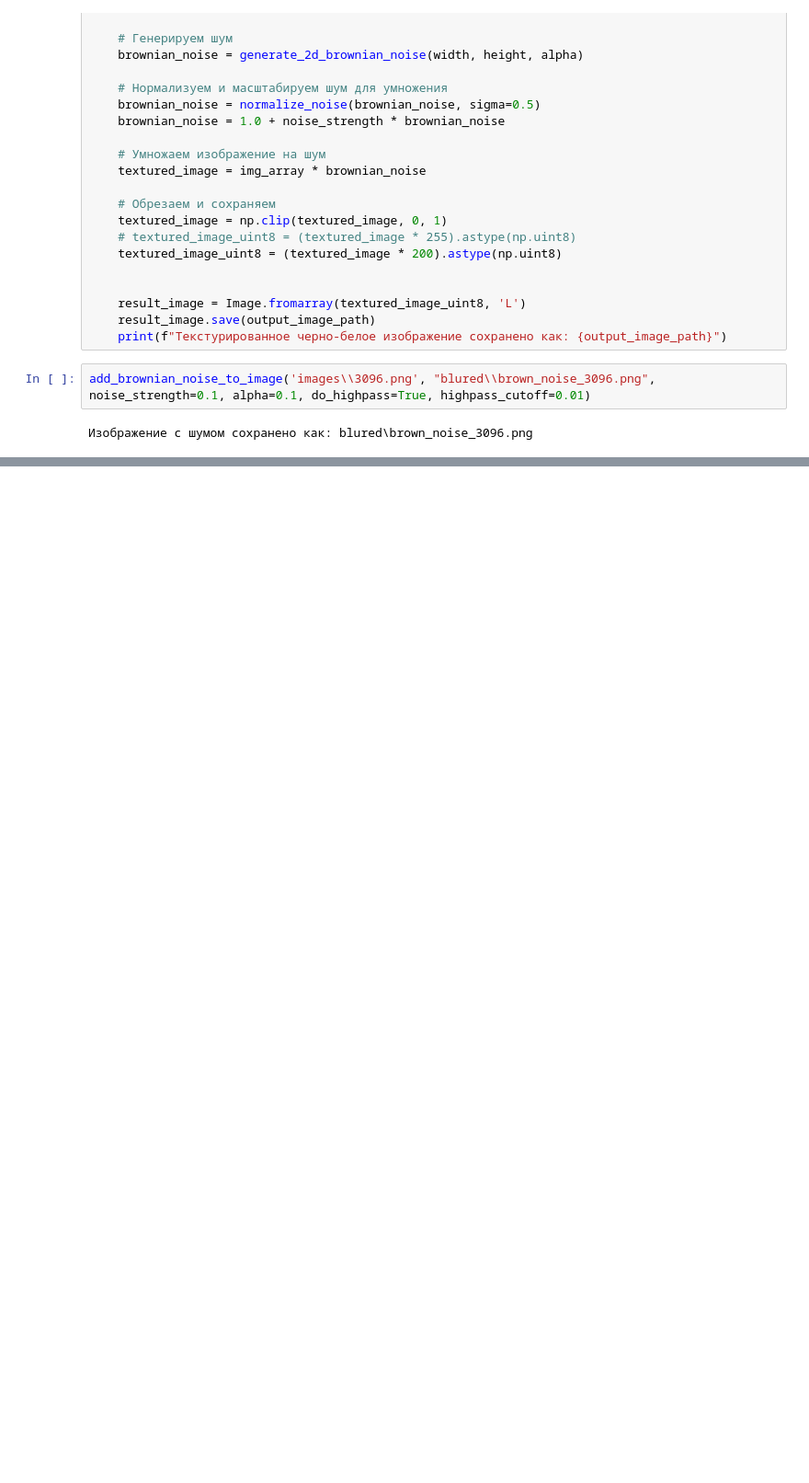
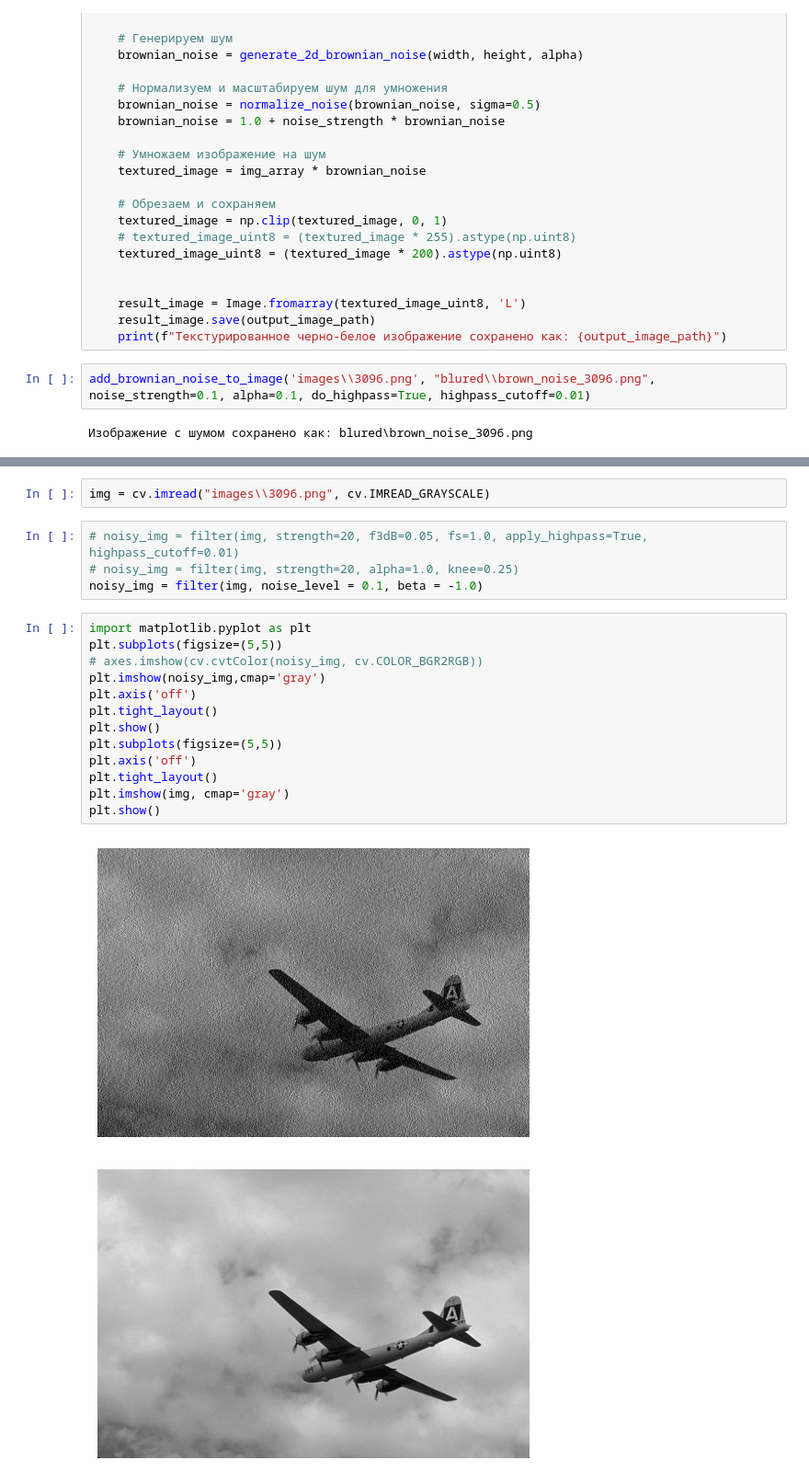
Before and after one commit to PavelYurov/blind_deconvolution, a Jupyter notebook: main_2.ipynb, the cells around one changed output, grey strips where cells are left out. Shown at 92% size. Drawn from its saved outputs; the diff is of its cells as text; blank space fills up the shorter version.

```diff
--- a/main_2.ipynb
+++ b/main_2.ipynb
@@ -626,0 +1108,22 @@ add_brownian_noise_to_image('images\\3096.png', "blured\\brown_noise_3096.png",
+# %%
+img = cv.imread("images\\3096.png", cv.IMREAD_GRAYSCALE)
+# %%
+# noisy_img = filter(img, strength=20, f3dB=0.05, fs=1.0, apply_highpass=True, highpass_cutoff=0.01)
+# noisy_img = filter(img, strength=20, alpha=1.0, knee=0.25)
+noisy_img = filter(img, noise_level = 0.1, beta = -1.0)
+# %%
+import matplotlib.pyplot as plt
+plt.subplots(figsize=(5,5))
+# axes.imshow(cv.cvtColor(noisy_img, cv.COLOR_BGR2RGB))
+plt.imshow(noisy_img,cmap='gray')
+plt.axis('off')
+plt.tight_layout()
+plt.show()
+plt.subplots(figsize=(5,5))
+plt.axis('off')
+plt.tight_layout()
+plt.imshow(img, cmap='gray')
+plt.show()
+# %% [output]
+[figure, added]
+[figure, added]
```
Also changed, not shown: parts of 9 cells of this notebook, 4 other files.
